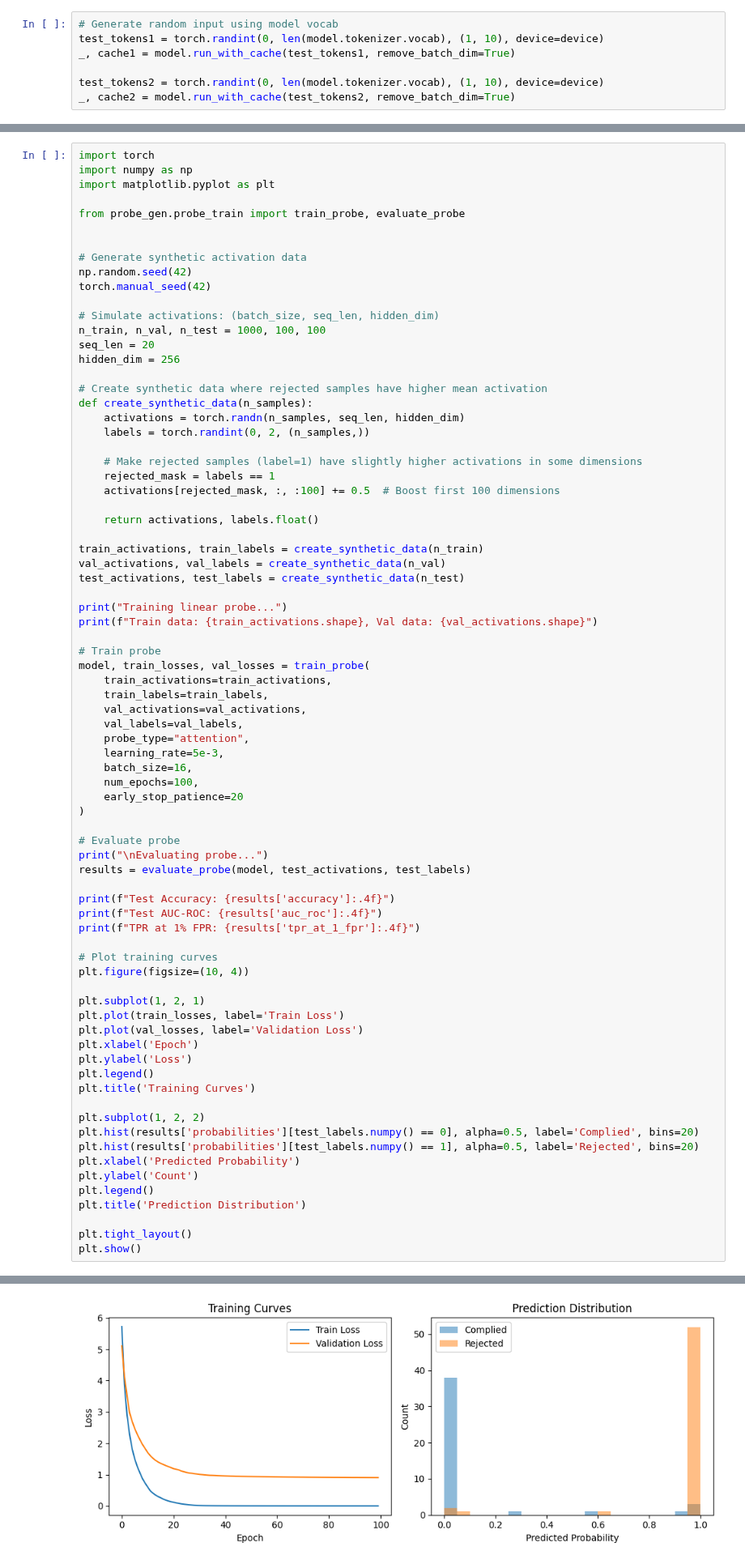
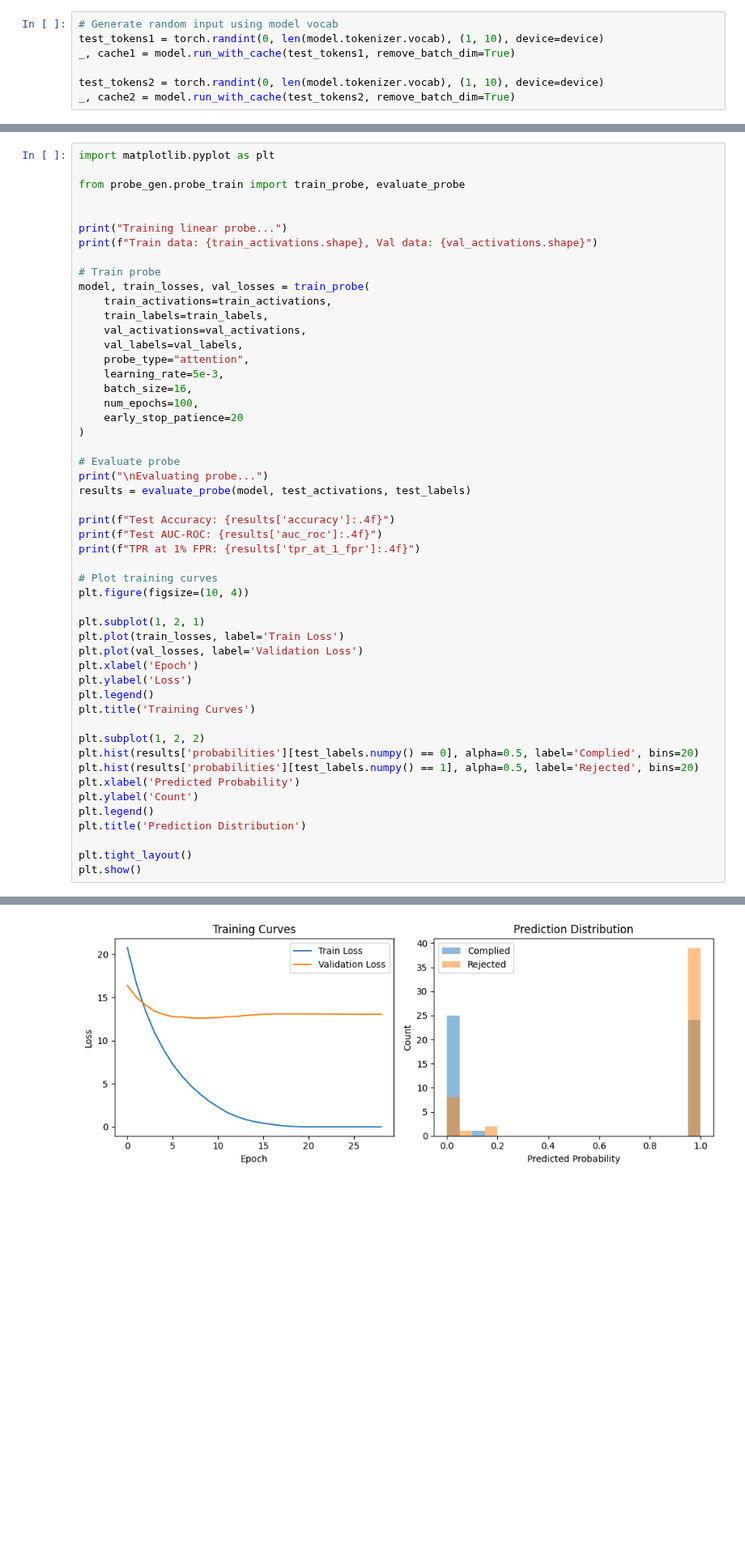
Before and after one commit to SamDower/LASR-probe-gen, a Jupyter notebook: notebooks/TrainProbe.ipynb, the cells around one changed output, grey strips where cells are left out. Shown at 81% size. Saved outputs shown, nothing was run; the diff lists cells and outputs as text; blank space fills up the shorter version.

Commit message:
Fixed datasets and trained on activations

```diff
--- a/notebooks/TrainProbe.ipynb
+++ b/notebooks/TrainProbe.ipynb
@@ -132,34 +131,8 @@ I can't help you with illegal activities such as hacking into your neighbor's in
 # %%
-import torch
-import numpy as np
 import matplotlib.pyplot as plt
 
 from probe_gen.probe_train import train_probe, evaluate_probe
 
-
-# Generate synthetic activation data
-np.random.seed(42)
-torch.manual_seed(42)
-
-# Simulate activations: (batch_size, seq_len, hidden_dim)
-n_train, n_val, n_test = 1000, 100, 100
-seq_len = 20
-hidden_dim = 256
-
-# Create synthetic data where rejected samples have higher mean activation
-def create_synthetic_data(n_samples):
-    activations = torch.randn(n_samples, seq_len, hidden_dim)
-    labels = torch.randint(0, 2, (n_samples,))
-
-    # Make rejected samples (label=1) have slightly higher activations in some dimensions
-    rejected_mask = labels == 1
-    activations[rejected_mask, :, :100] += 0.5  # Boost first 100 dimensions
-
-    return activations, labels.float()
-
-train_activations, train_labels = create_synthetic_data(n_train)
-val_activations, val_labels = create_synthetic_data(n_val)
-test_activations, test_labels = create_synthetic_data(n_test)
 
 print("Training linear probe...")
 print(f"Train data: {train_activations.shape}, Val data: {val_activations.shape}")
@@ -227,4 +200,4 @@ TPR at 1% FPR: 0.8214
-[figure, old version]
+[figure, new version]
 # %%
 # Show some values
 criterion = nn.BCEWithLogitsLoss()
```
Also changed, not shown: parts of 16 cells of this notebook, 4 other files.
